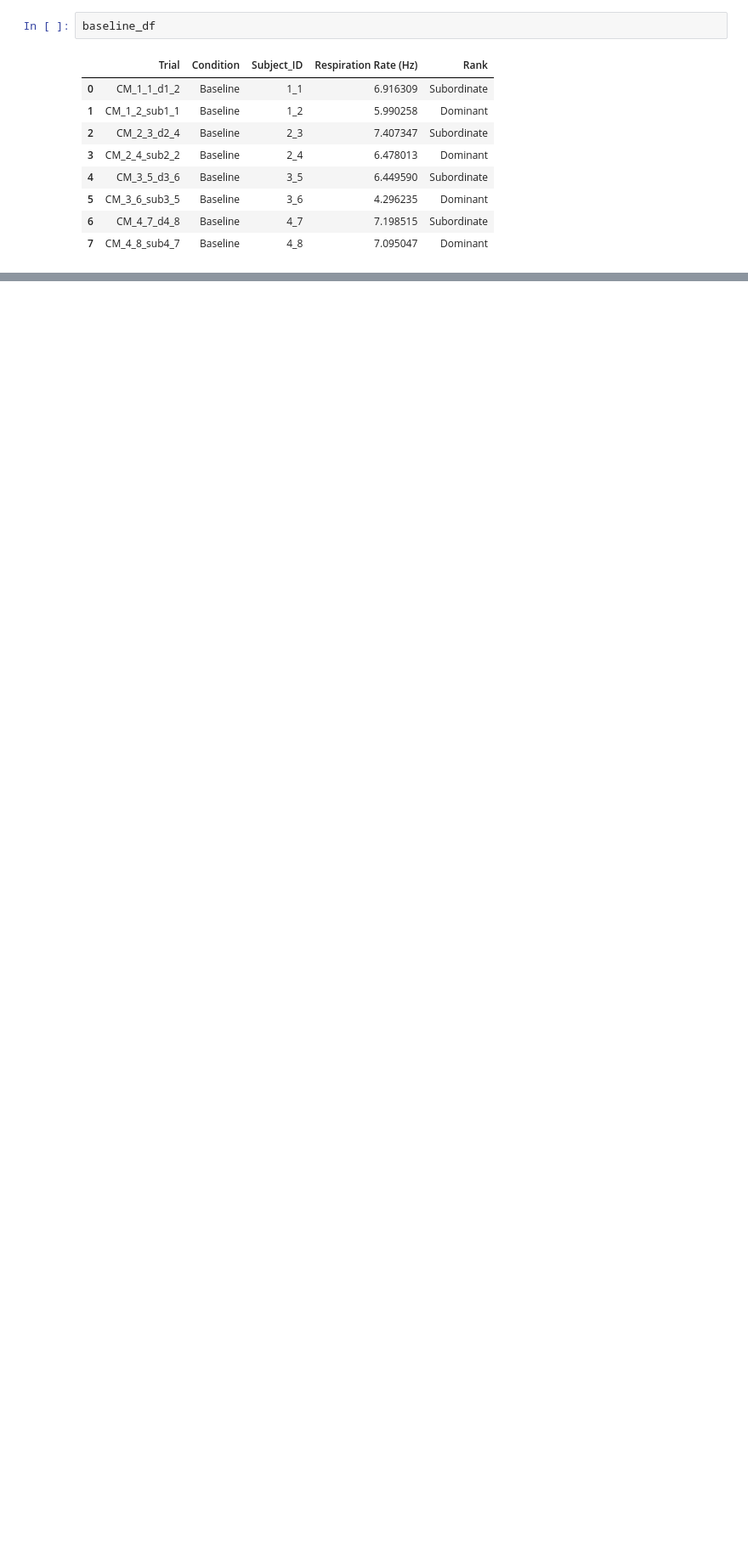
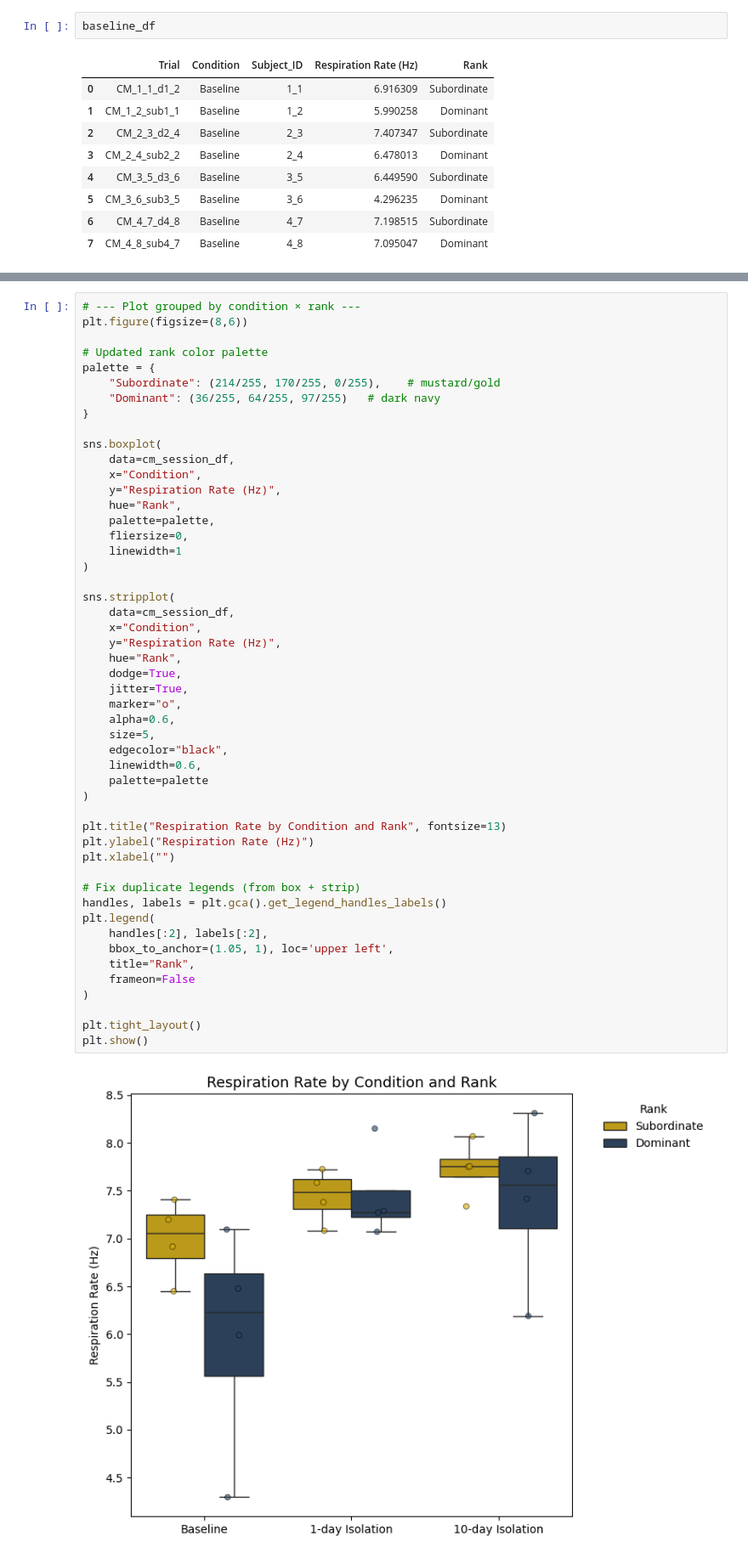
Before and after one commit to padillacoreanolab/respiratory_pilot, a Jupyter notebook: cm_iteration1.ipynb, the cells around one changed output, grey strips where cells are left out. Shown at 85% size. Saved outputs shown, nothing was run; the diff lists cells and outputs as text; blank space fills up the shorter version.

```diff
--- a/cm_iteration1.ipynb
+++ b/cm_iteration1.ipynb
@@ -3240,3 +3240,55 @@ Baseline          Dominant       4
                   Subordinate    4
 Name: Subject_ID, dtype: int64
 [figure]
+# %%
+# --- Plot grouped by condition × rank ---
+plt.figure(figsize=(8,6))
+
+# Updated rank color palette
+palette = {
+    "Subordinate": (214/255, 170/255, 0/255),    # mustard/gold
+    "Dominant": (36/255, 64/255, 97/255)   # dark navy
+}
+
+sns.boxplot(
+    data=cm_session_df,
+    x="Condition",
+    y="Respiration Rate (Hz)",
+    hue="Rank",
+    palette=palette,
+    fliersize=0,
+    linewidth=1
+)
+
+sns.stripplot(
+    data=cm_session_df,
+    x="Condition",
+    y="Respiration Rate (Hz)",
+    hue="Rank",
+    dodge=True,
+    jitter=True,
+    marker="o",
+    alpha=0.6,
+    size=5,
+    edgecolor="black",
+    linewidth=0.6,
+    palette=palette
+)
+
+plt.title("Respiration Rate by Condition and Rank", fontsize=13)
+plt.ylabel("Respiration Rate (Hz)")
+plt.xlabel("")
+
+# Fix duplicate legends (from box + strip)
+handles, labels = plt.gca().get_legend_handles_labels()
+plt.legend(
+    handles[:2], labels[:2],
+    bbox_to_anchor=(1.05, 1), loc='upper left',
+    title="Rank",
+    frameon=False
+)
+
+plt.tight_layout()
+plt.show()
+# %% [output]
+[figure, added]
```
Also changed, not shown: parts of 9 cells of this notebook, 11 other files.
